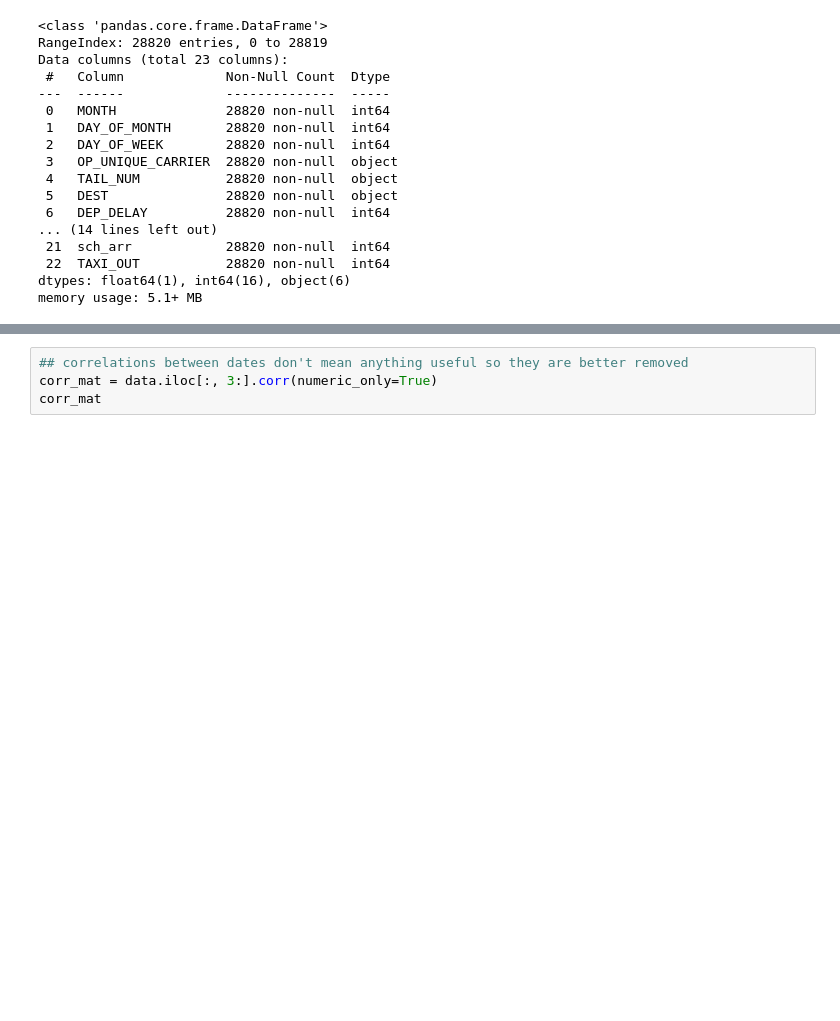
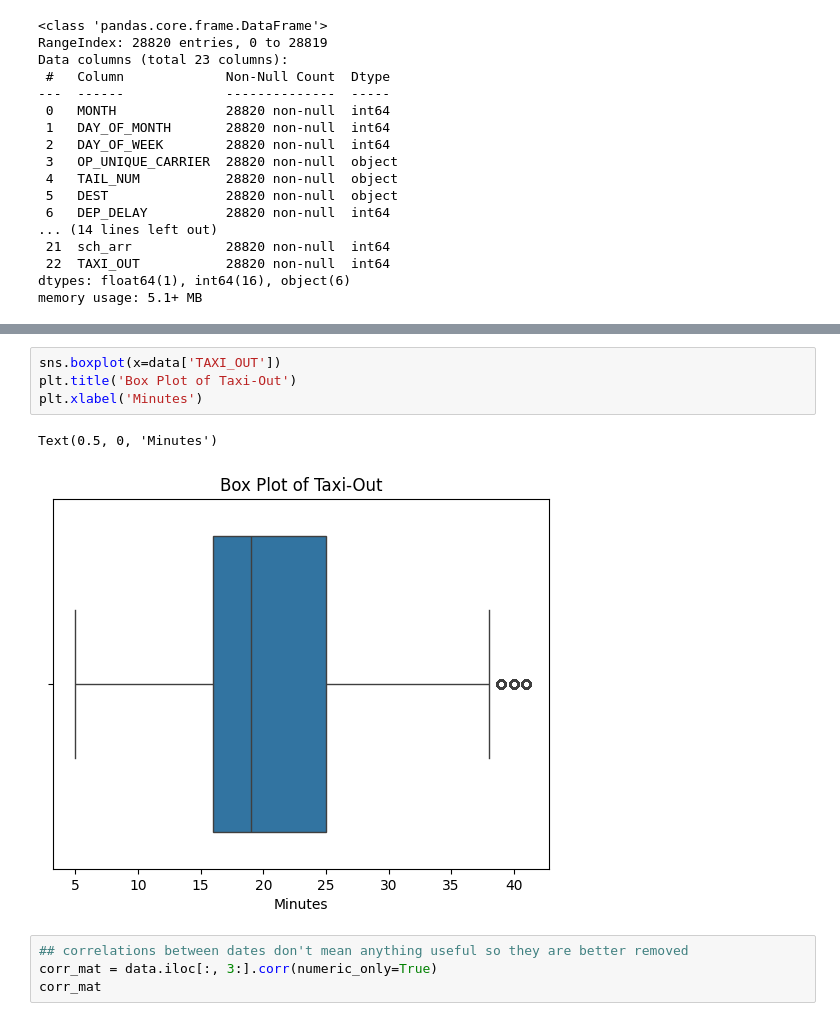
Before and after one commit to Rokeeb17/DS-Assignments, a Jupyter notebook: LinearRegression.ipynb, the cells around one changed output, grey strips where cells are left out. Drawn from its saved outputs; the diff is of its cells as text; blank space fills up the shorter version.

```diff
--- a/LinearRegression.ipynb
+++ b/LinearRegression.ipynb
@@ -74,3 +106,10 @@ plt.show()
+# %%
+sns.boxplot(x=data['TAXI_OUT'])
+plt.title('Box Plot of Taxi-Out')
+plt.xlabel('Minutes')
+# %% [output]
+Text(0.5, 0, 'Minutes')
+[figure, added]
 # %%
 ## correlations between dates don't mean anything useful so they are better removed
 corr_mat = data.iloc[:, 3:].corr(numeric_only=True)
```
Also changed, not shown: parts of 7 cells of this notebook.
